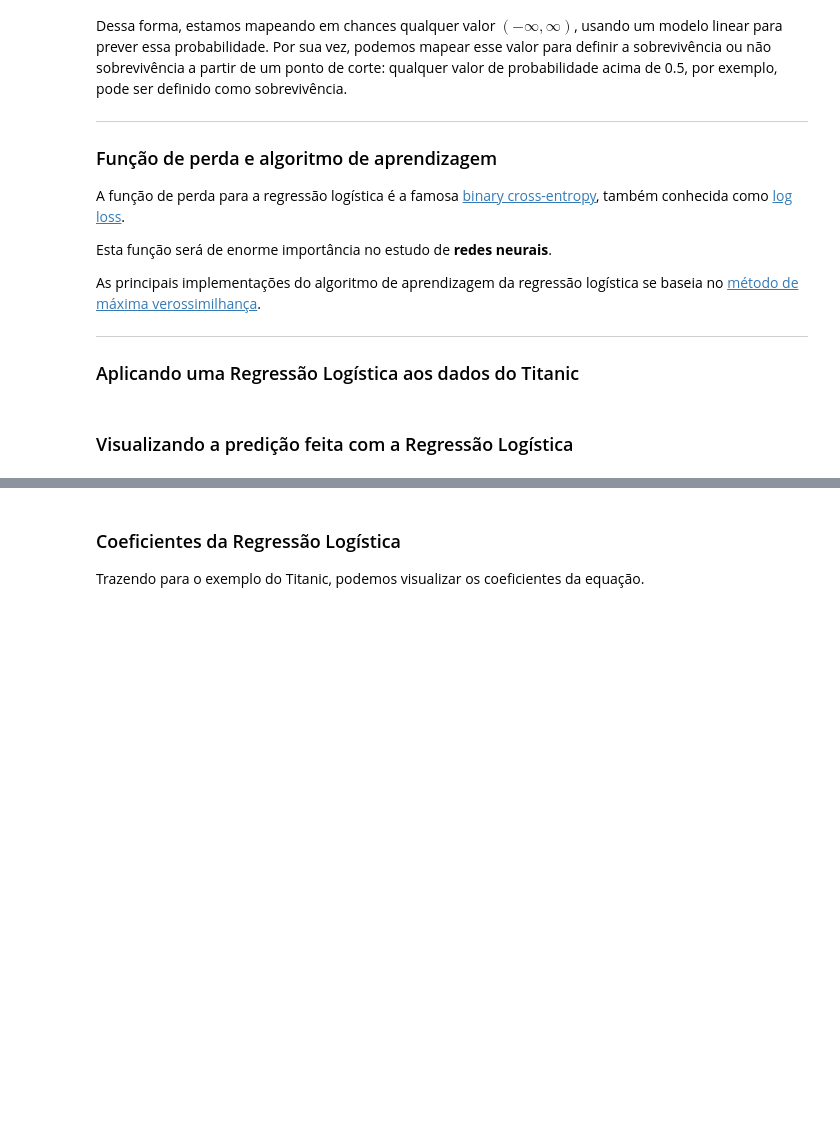
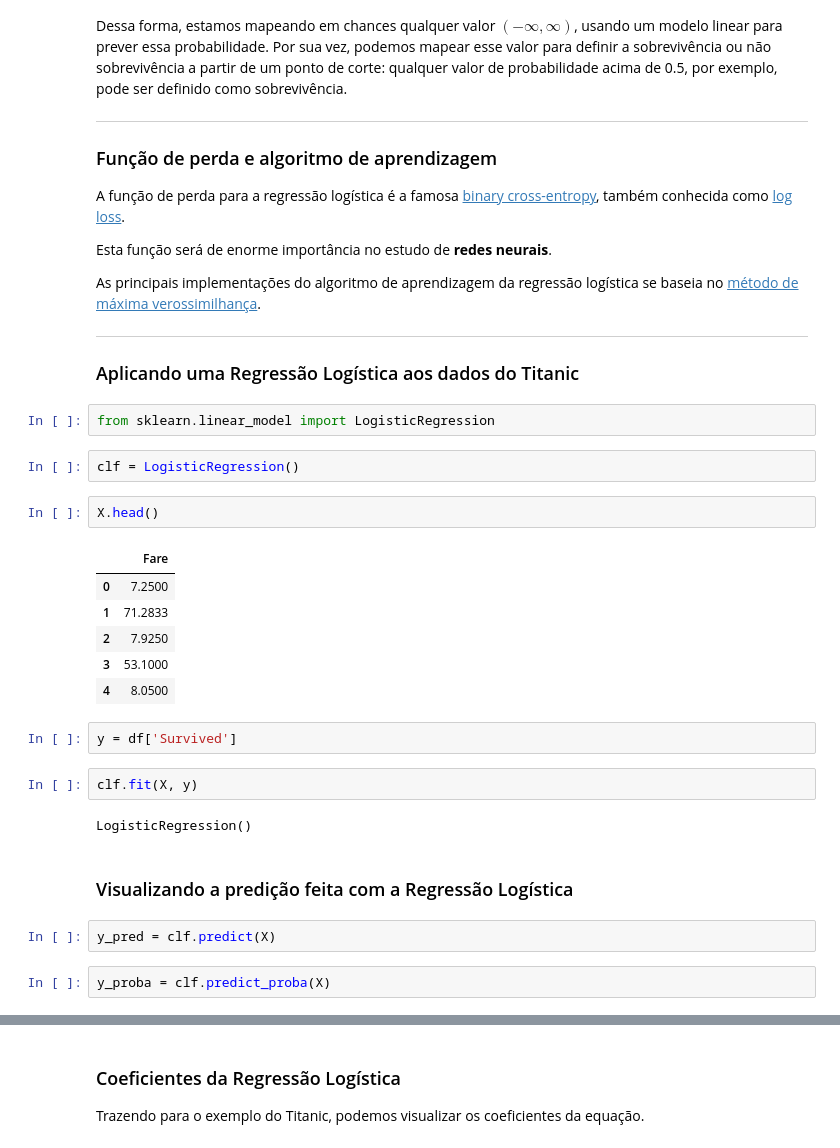
Before and after one commit to walisson-silva-ada/827-data-science, a Jupyter notebook: 03. Regressão Logística/3.1. Regressão Logística.ipynb, the cells around one changed output, grey strips where cells are left out. Saved outputs shown, nothing was run; the diff lists cells and outputs as text; blank space fills up the shorter version.

```diff
--- a/03. Regressão Logística/3.1. Regressão Logística.ipynb
+++ b/03. Regressão Logística/3.1. Regressão Logística.ipynb
@@ -324,5 +332,28 @@ As principais implementações do algoritmo de aprendizagem da regressão logís
 _________
 
 ### Aplicando uma Regressão Logística aos dados do Titanic
+# %%
+from sklearn.linear_model import LogisticRegression
+# %%
+clf = LogisticRegression()
+# %%
+X.head()
+# %% [output]
+|  | Fare |
+| 0 | 7.2500 |
+| 1 | 71.2833 |
+| 2 | 7.9250 |
+| 3 | 53.1000 |
+| 4 | 8.0500 |
+# %%
+y = df['Survived']
+# %%
+clf.fit(X, y)
+# %% [output]
+LogisticRegression()
 # %% [markdown]
 ### Visualizando a predição feita com a Regressão Logística
+# %%
+y_pred = clf.predict(X)
+# %%
+y_proba = clf.predict_proba(X)
```
Also changed, not shown: parts of 27 cells of this notebook.
